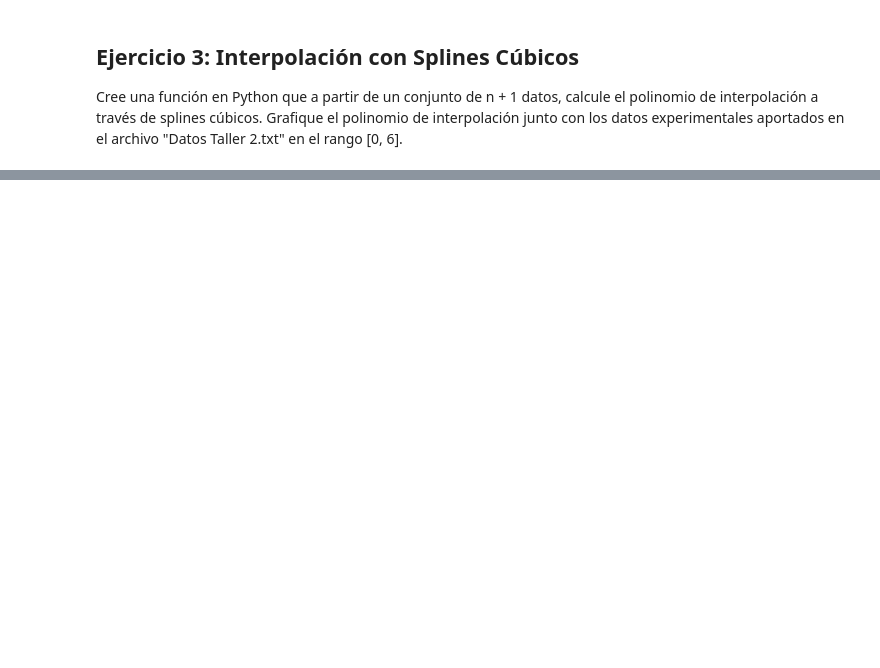
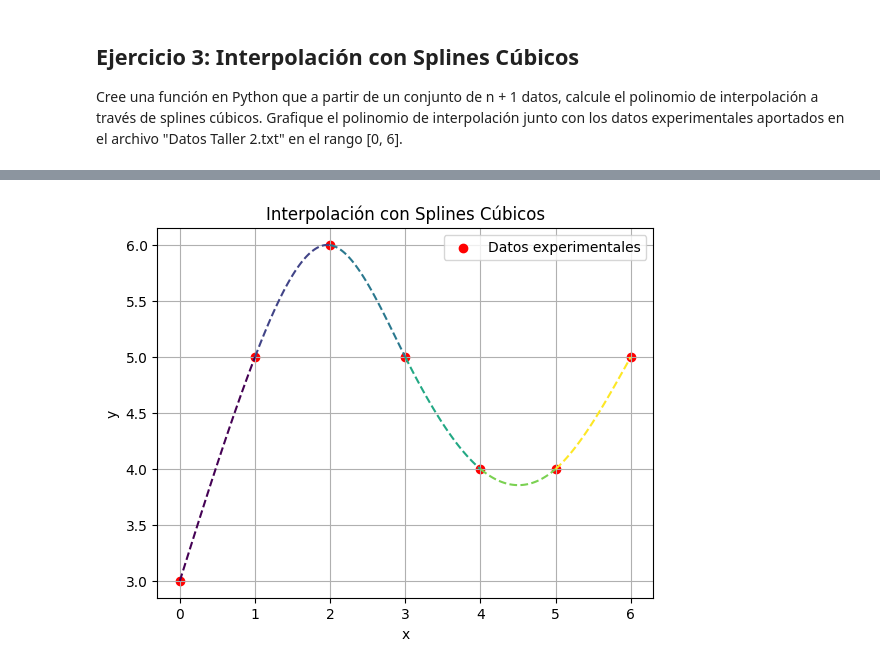
Before and after one commit to clauloro/Simulacion_numerica, a Jupyter notebook: Talller_2_Interpolación/2.ipynb, the cells around one changed output, grey strips where cells are left out. Cells and saved outputs as stored; diff of their text form; code cells hidden in the pictures; blank space fills up the shorter version.

```diff
--- a/Talller_2_Interpolación/2.ipynb
+++ b/Talller_2_Interpolación/2.ipynb
@@ -253,0 +103,85 @@ plt.show()
+# %%
+import numpy as np
+import matplotlib.pyplot as plt
+
+def tridiagonal_matrix_algorithm(a, b, c, d):
+    """ Resuelve el sistema tridiagonal Ax = d """
+    n = len(d)
+    c_prime = np.zeros(n-1)
+    d_prime = np.zeros(n)
+    x = np.zeros(n)
+
+    c_prime[0] = c[0] / b[0]
+    d_prime[0] = d[0] / b[0]
+
+    for i in range(1, n-1):
+        temp = b[i] - a[i-1] * c_prime[i-1]
+        c_prime[i] = c[i] / temp
+        d_prime[i] = (d[i] - a[i-1] * d_prime[i-1]) / temp
+
+    d_prime[-1] = (d[-1] - a[-1] * d_prime[-2]) / (b[-1] - a[-1] * c_prime[-2])
+    x[-1] = d_prime[-1]
+
+    for i in range(n-2, -1, -1):
+        x[i] = d_prime[i] - c_prime[i] * x[i+1]
+
+    return x
+
+def splines_cubicos(x_vals, y_vals):
+    """ Calcula los coeficientes de los splines cúbicos """
+    n = len(x_vals) - 1
+    h = np.diff(x_vals)
+    alpha = np.zeros(n)
+
+    for i in range(1, n):
+        alpha[i] = (3 / h[i]) * (y_vals[i+1] - y_vals[i]) - (3 / h[i-1]) * (y_vals[i] - y_vals[i-1])
+
+    a = h[:-1]
+    b = 2 * (h[:-1] + h[1:])
+    c = h[1:]
+    d = alpha[1:]
+
+    c_vals = np.zeros(n+1)
+    c_vals[1:-1] = tridiagonal_matrix_algorithm(a, b, c, d)
+
+    b_vals = np.zeros(n)
+    d_vals = np.zeros(n)
+
+    for i in range(n):
+        b_vals[i] = (y_vals[i+1] - y_vals[i]) / h[i] - h[i] * (c_vals[i+1] + 2 * c_vals[i]) / 3
+        d_vals[i] = (c_vals[i+1] - c_vals[i]) / (3 * h[i])
+
+    return x_vals, y_vals, b_vals, c_vals, d_vals
+
+def evaluar_spline(x, x_vals, y_vals, b_vals, c_vals, d_vals):
+    """ Evalúa el spline cúbico en un punto x """
+    for i in range(len(x_vals) - 1):
+        if x_vals[i] <= x <= x_vals[i+1]:
+            dx = x - x_vals[i]
+            return y_vals[i] + b_vals[i] * dx + c_vals[i] * dx**2 + d_vals[i] * dx**3
+    return None
+
+# Cargar los datos del archivo
+datos = np.loadtxt("Datos_Taller_2.txt")
+x_datos, y_datos = datos[:, 0], datos[:, 1]
+
+# Calcular coeficientes de los splines cúbicos
+x_vals, y_vals, b_vals, c_vals, d_vals = splines_cubicos(x_datos, y_datos)
+
+# Graficar cada tramo de spline con un color distinto
+colors = plt.cm.viridis(np.linspace(0, 1, len(x_vals) - 1))
+plt.scatter(x_datos, y_datos, color='red', label='Datos experimentales')
+
+for i in range(len(x_vals) - 1):
+    x_graf = np.linspace(x_vals[i], x_vals[i+1], 50)
+    y_graf = [evaluar_spline(x, x_vals, y_vals, b_vals, c_vals, d_vals) for x in x_graf]
+    plt.plot(x_graf, y_graf, color=colors[i], linestyle='--')
+
+plt.xlabel('x')
+plt.ylabel('y')
+plt.legend()
+plt.grid()
+plt.title('Interpolación con Splines Cúbicos')
+plt.show()
+# %% [output]
+[figure, added]
```
Also changed, not shown: parts of 6 cells of this notebook.
